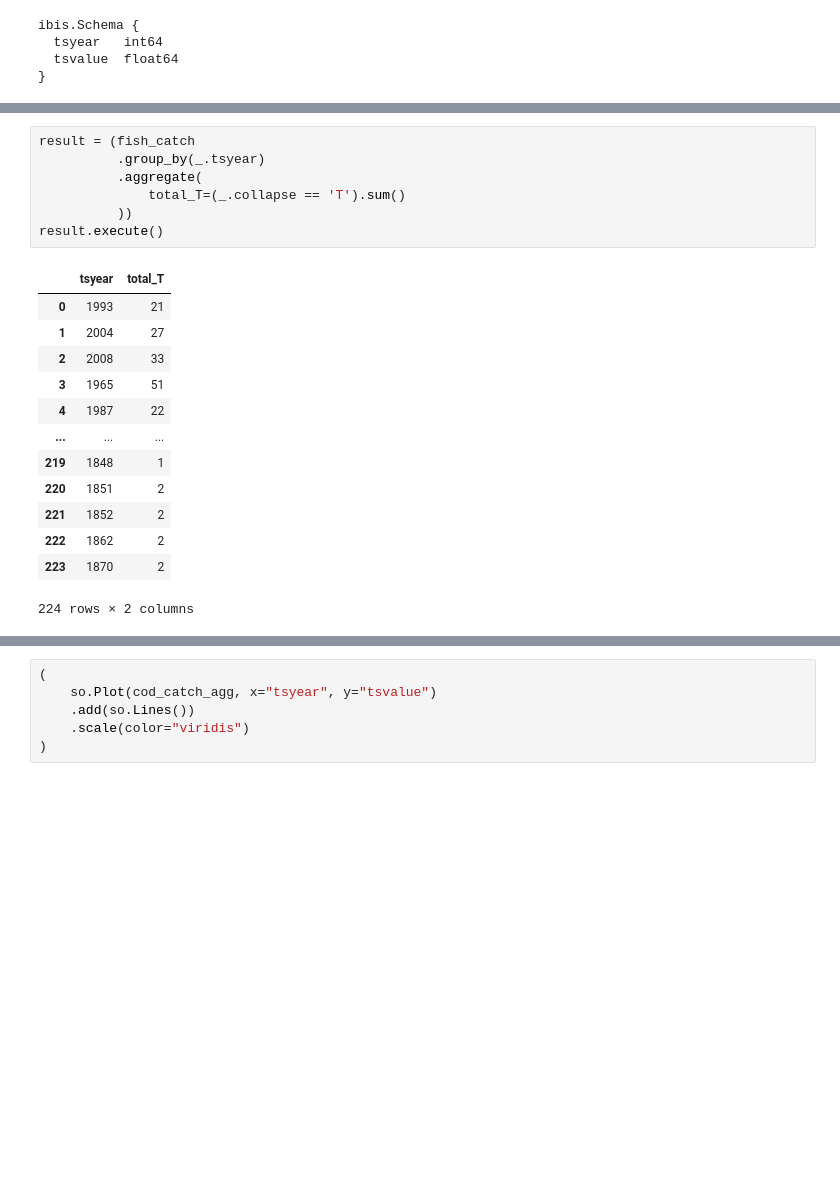
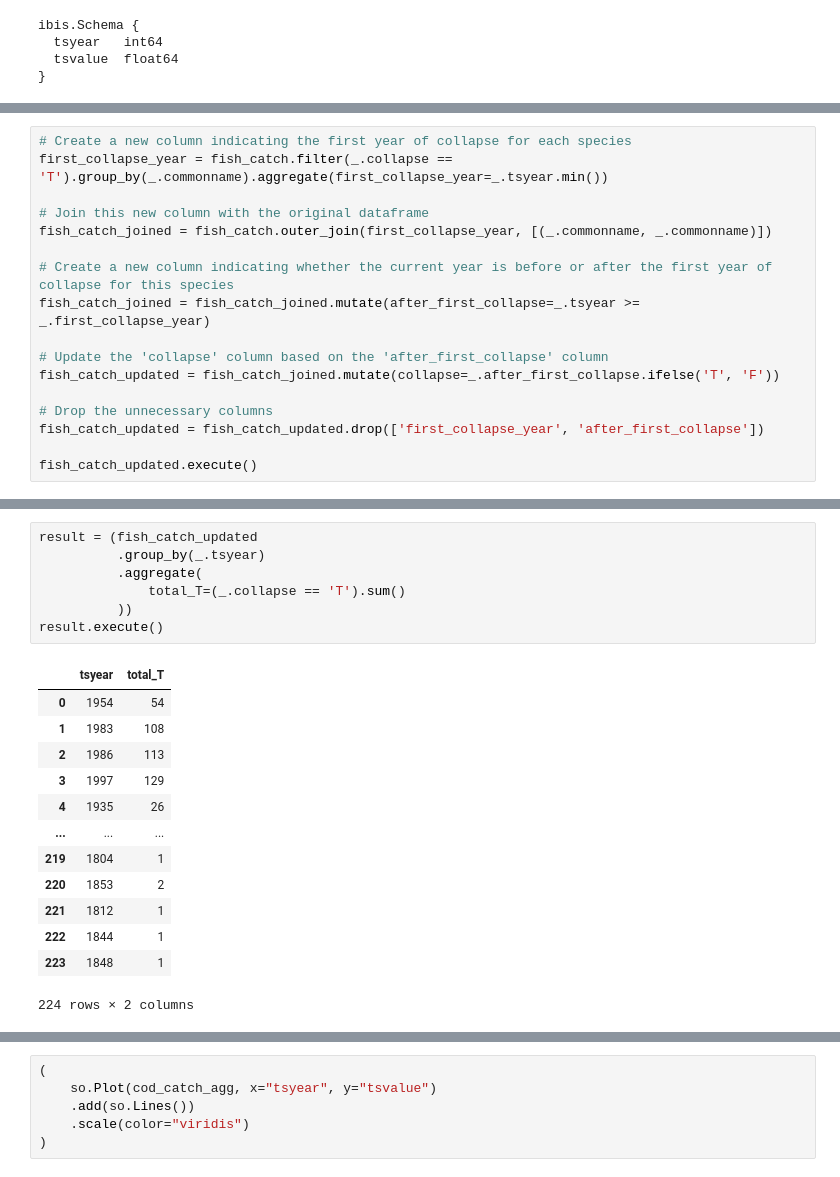
Before and after one commit to espm-288/fish-la-erg-fish, a Jupyter notebook: notebook.ipynb, the cells around one changed output, grey strips where cells are left out. Drawn from its saved outputs; the diff is of its cells as text; blank space fills up the shorter version.

```diff
--- a/notebook.ipynb
+++ b/notebook.ipynb
@@ -234 +234,18 @@ fish_catch.execute()
 18280 rows × 5 columns
+# %%
+# Create a new column indicating the first year of collapse for each species
+first_collapse_year = fish_catch.filter(_.collapse == 'T').group_by(_.commonname).aggregate(first_collapse_year=_.tsyear.min())
+
+# Join this new column with the original dataframe
+fish_catch_joined = fish_catch.outer_join(first_collapse_year, [(_.commonname, _.commonname)])
+
+# Create a new column indicating whether the current year is before or after the first year of collapse for this species
+fish_catch_joined = fish_catch_joined.mutate(after_first_collapse=_.tsyear >= _.first_collapse_year)
+
+# Update the 'collapse' column based on the 'after_first_collapse' column
+fish_catch_updated = fish_catch_joined.mutate(collapse=_.after_first_collapse.ifelse('T', 'F'))
+
+# Drop the unnecessary columns
+fish_catch_updated = fish_catch_updated.drop(['first_collapse_year', 'after_first_collapse'])
+
+fish_catch_updated.execute()
@@ -238,25 +269,25 @@ distinct_values_count.execute()
 # %% [output]
 294
 # %%
-result = (fish_catch
+result = (fish_catch_updated
           .group_by(_.tsyear)
           .aggregate(
               total_T=(_.collapse == 'T').sum()
           ))
 result.execute()
 # %% [output]
 |  | tsyear | total_T |
-| 0 | 1993 | 21 |
-| 1 | 2004 | 27 |
-| 2 | 2008 | 33 |
-| 3 | 1965 | 51 |
-| 4 | 1987 | 22 |
+| 0 | 1954 | 54 |
+| 1 | 1983 | 108 |
+| 2 | 1986 | 113 |
+| 3 | 1997 | 129 |
+| 4 | 1935 | 26 |
 | ... | ... | ... |
-| 219 | 1848 | 1 |
-| 220 | 1851 | 2 |
-| 221 | 1852 | 2 |
-| 222 | 1862 | 2 |
-| 223 | 1870 | 2 |
+| 219 | 1804 | 1 |
+| 220 | 1853 | 2 |
+| 221 | 1812 | 1 |
+| 222 | 1844 | 1 |
+| 223 | 1848 | 1 |
 224 rows × 2 columns
 # %%
 
```
Also changed, not shown: parts of 14 cells of this notebook.
